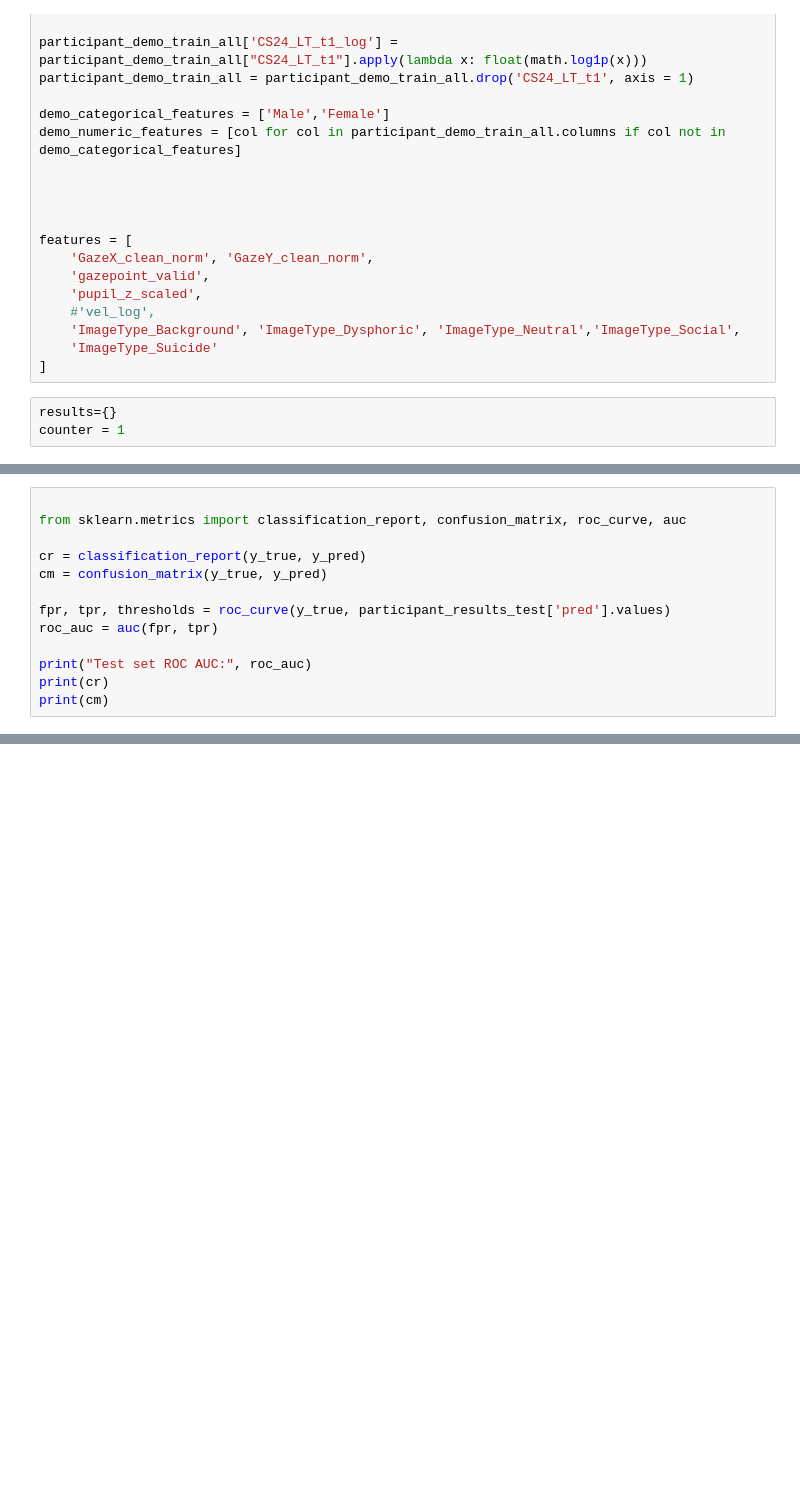
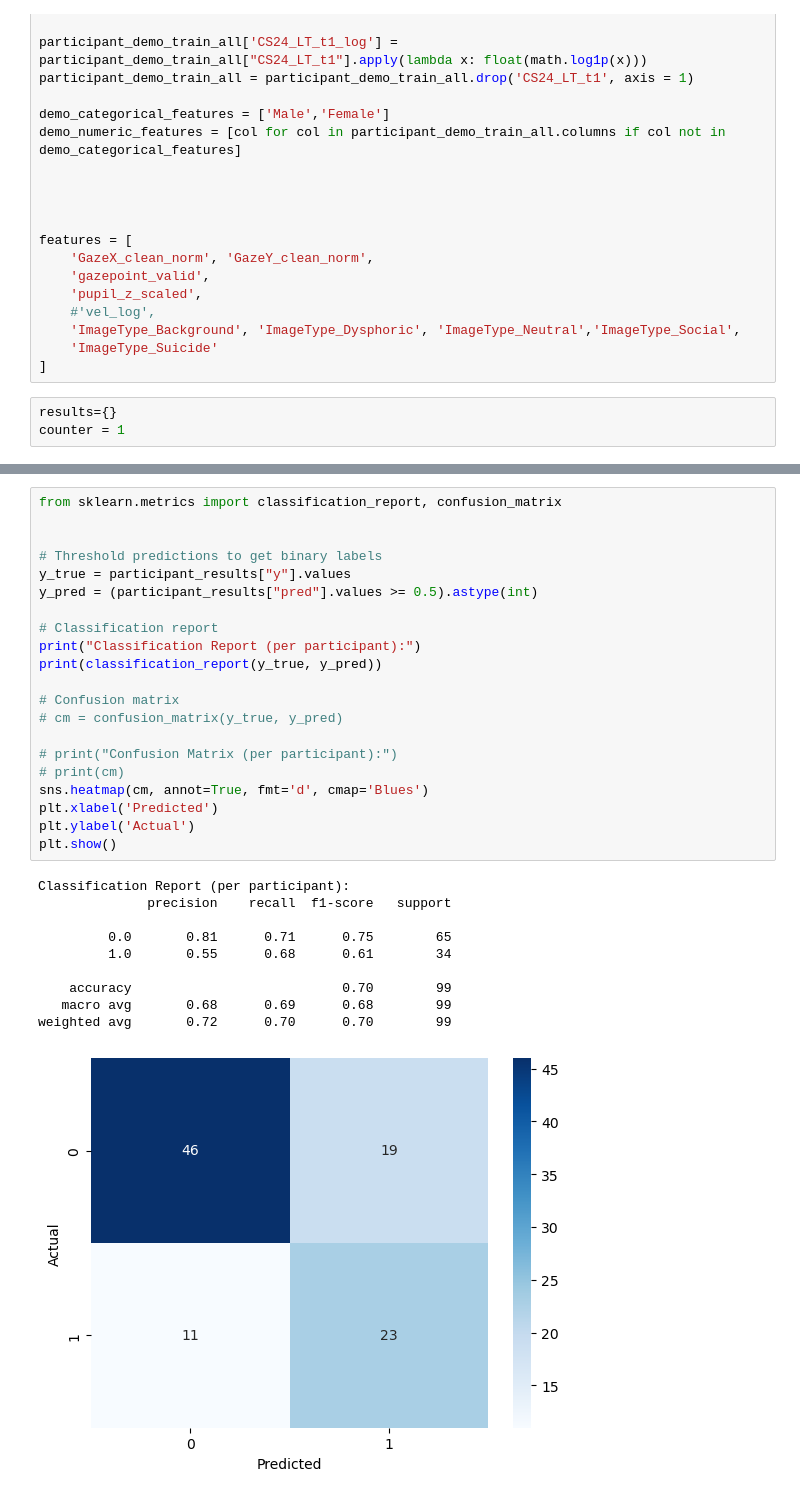
Before and after one commit to reimannge/freeview, a Jupyter notebook: CNN-LSTM.ipynb, the cells around one changed output, grey strips where cells are left out. Saved outputs shown, nothing was run; the diff lists cells and outputs as text; blank space fills up the shorter version.

```diff
--- a/CNN-LSTM.ipynb
+++ b/CNN-LSTM.ipynb
@@ -952,13 +808,0 @@ y_pred_test = (participant_results_test['pred'] >= prob_value).astype(int)
-# %%
-
-from sklearn.metrics import classification_report, confusion_matrix, roc_curve, auc
-
-cr = classification_report(y_true, y_pred)
-cm = confusion_matrix(y_true, y_pred)
-
-fpr, tpr, thresholds = roc_curve(y_true, participant_results_test['pred'].values)
-roc_auc = auc(fpr, tpr)
-
-print("Test set ROC AUC:", roc_auc)
-print(cr)
-print(cm)
@@ -1000,0 +825,32 @@ print(results['1) outcome_t3_R Pupil XY demo']['confusion_matrix'])
+# %%
+from sklearn.metrics import classification_report, confusion_matrix
+
+
+# Threshold predictions to get binary labels
+y_true = participant_results["y"].values
+y_pred = (participant_results["pred"].values >= 0.5).astype(int)
+
+# Classification report
+print("Classification Report (per participant):")
+print(classification_report(y_true, y_pred))
+
+# Confusion matrix
+# cm = confusion_matrix(y_true, y_pred)
+
+# print("Confusion Matrix (per participant):")
+# print(cm)
+sns.heatmap(cm, annot=True, fmt='d', cmap='Blues')
+plt.xlabel('Predicted')
+plt.ylabel('Actual')
+plt.show()
+# %% [output]
+Classification Report (per participant):
+              precision    recall  f1-score   support
+
+         0.0       0.81      0.71      0.75        65
+         1.0       0.55      0.68      0.61        34
+
+    accuracy                           0.70        99
+   macro avg       0.68      0.69      0.68        99
+weighted avg       0.72      0.70      0.70        99
+[figure, added]
```
Also changed, not shown: parts of 24 cells of this notebook.
